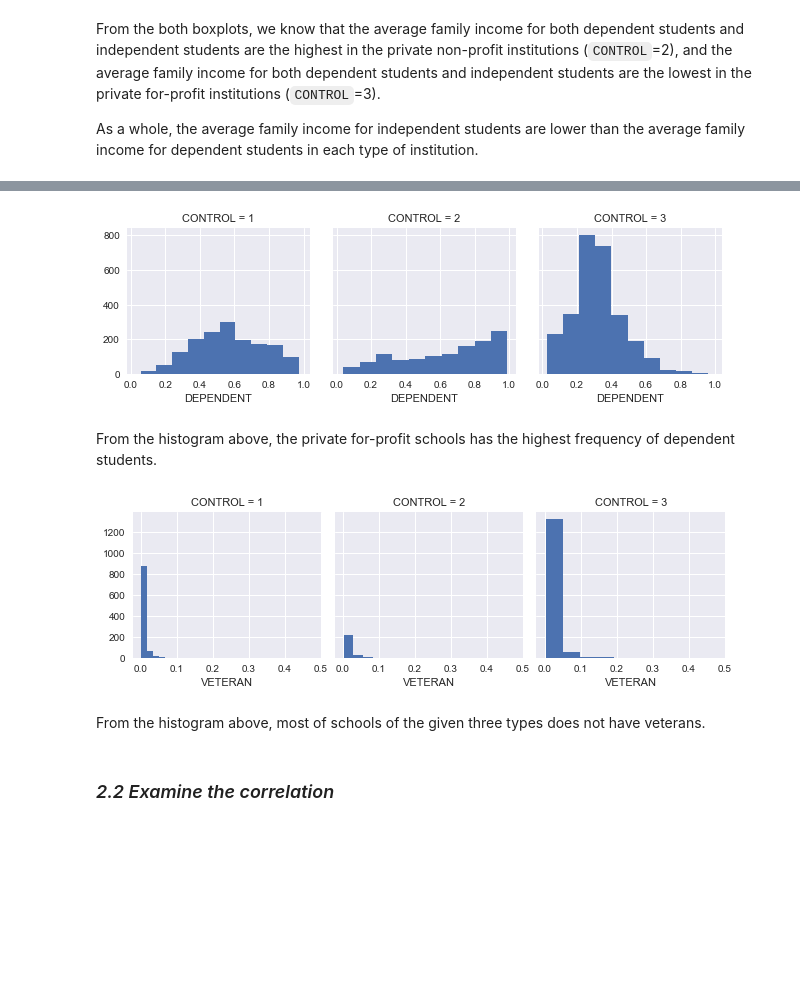
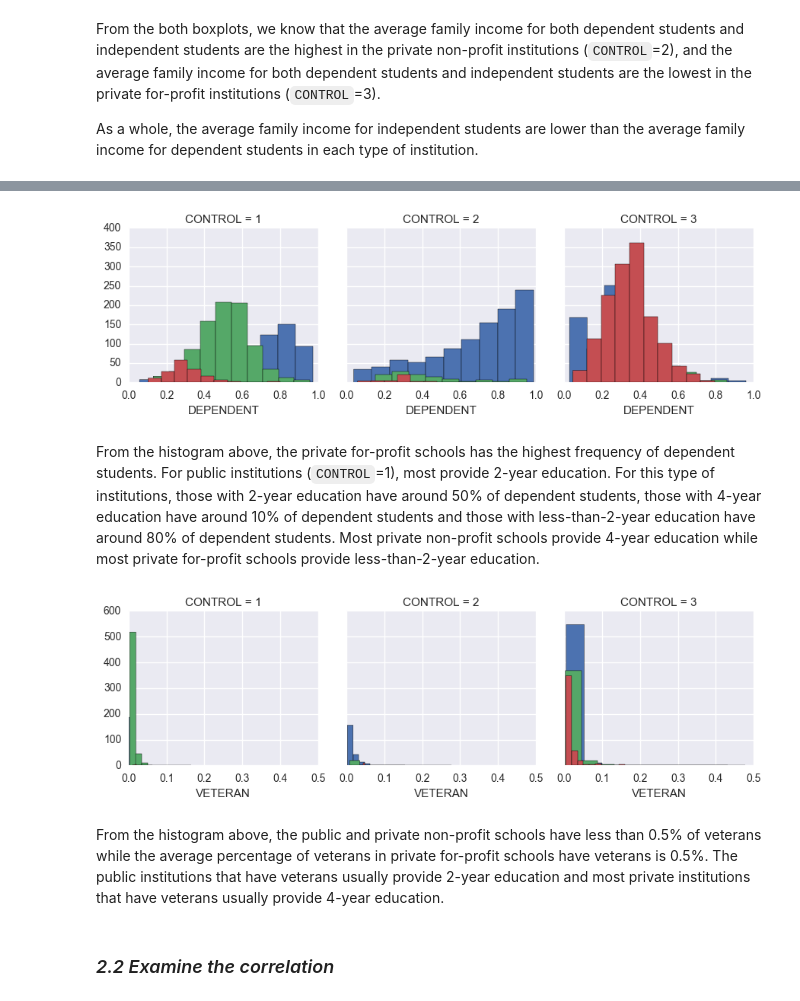
Before and after one commit to dorneliang/MA-755-Assignment-2, a Jupyter notebook: Assignment 2- Data Prepare.ipynb, the cells around one changed output, grey strips where cells are left out. Cells and saved outputs as stored; diff of their text form; code cells hidden in the pictures; blank space fills up the shorter version.

```diff
--- a/Assignment 2- Data Prepare.ipynb
+++ b/Assignment 2- Data Prepare.ipynb
@@ -292,17 +300,17 @@ From the histogram above, most of schools in each type have around 10% of marrie
 # %%
-g = sns.FacetGrid(college, col="CONTROL")
+g = sns.FacetGrid(college, col="CONTROL",hue="ICLEVEL")
 g.map(plt.hist, "DEPENDENT");
 # %% [output]
-[figure, old version]
+[figure, new version]
-# %% [markdown]
-From the histogram above, the private for-profit schools has the highest frequency of dependent students.
+# %% [markdown]
+From the histogram above, the private for-profit schools has the highest frequency of dependent students. For public institutions (`CONTROL`=1), most provide 2-year education. For this type of institutions, those with 2-year education have around 50% of dependent students, those with 4-year education have around 10% of dependent students and those with less-than-2-year education have around 80% of dependent students. Most private non-profit schools provide 4-year education while most private for-profit schools provide less-than-2-year education.
 # %%
-g = sns.FacetGrid(college, col="CONTROL")
+g = sns.FacetGrid(college, col="CONTROL",hue="ICLEVEL")
 g.map(plt.hist, "VETERAN");
 # %% [output]
-[figure, old version]
+[figure, new version]
-# %% [markdown]
-From the histogram above, most of schools of the given three types does not have veterans.
+# %% [markdown]
+From the histogram above, the public and private non-profit schools have less than 0.5% of veterans while the average percentage of veterans in private for-profit schools have veterans is 0.5%. The public institutions that have veterans usually provide 2-year education and most private institutions that have veterans usually provide 4-year education.
 # %% [markdown]
 ### *2.2 Examine the correlation*
 # %% [markdown]
```
Also changed, not shown: parts of 17 cells of this notebook.
